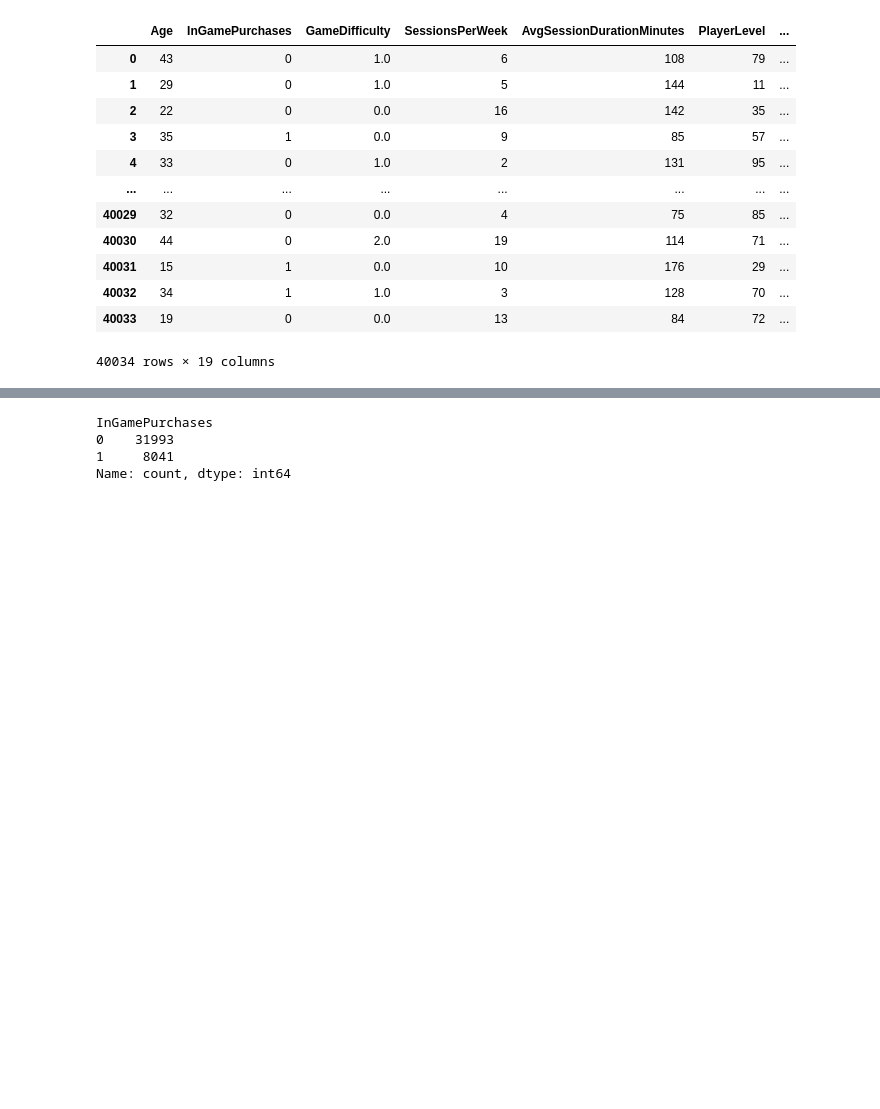
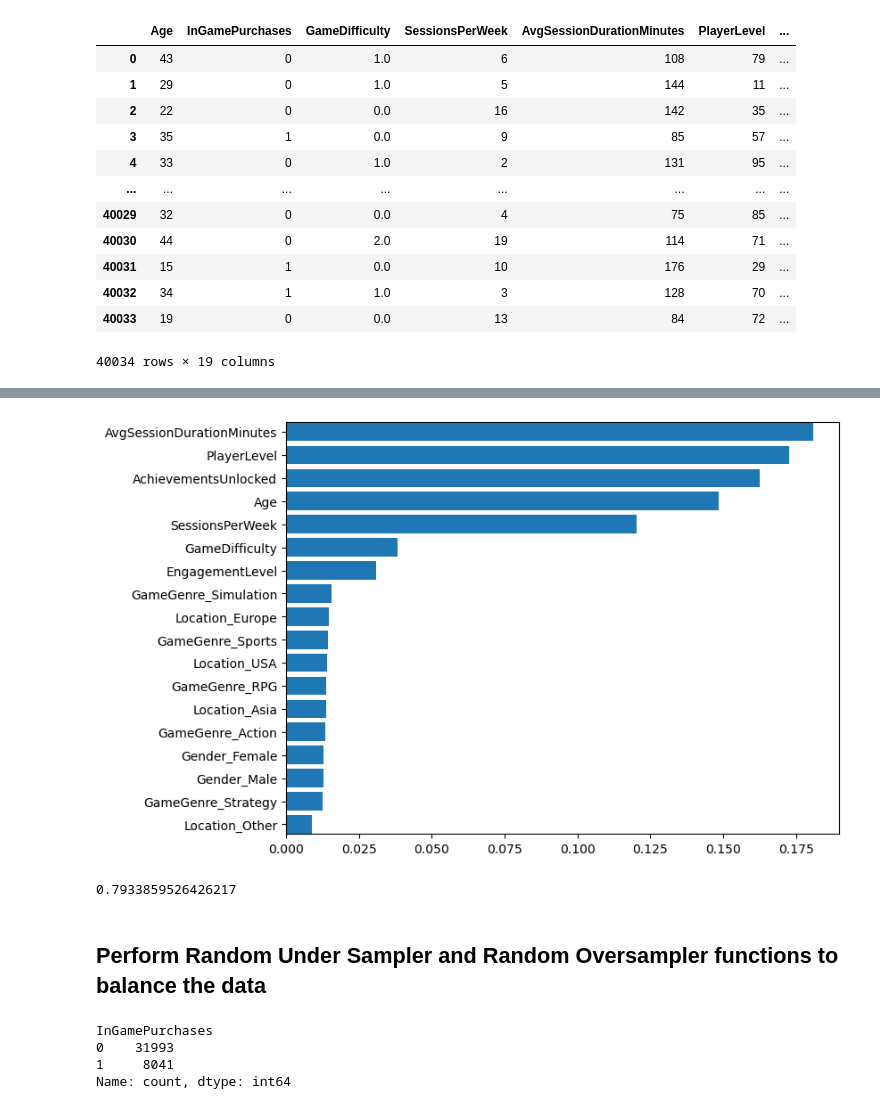
Before and after one commit to baraban7890/In-App-Purchase-Analysis, a Jupyter notebook: coding_analysis/mike_file.ipynb, the cells around one changed output, grey strips where cells are left out. Cells and saved outputs as stored; diff of their text form; code cells hidden in the pictures; blank space fills up the shorter version.

```diff
--- a/coding_analysis/mike_file.ipynb
+++ b/coding_analysis/mike_file.ipynb
@@ -88,0 +94,5 @@ gaming_df
+# %%
+### Scale the data by running Standard Scaler
+scaler = StandardScaler().fit(X_train)
+X_train_scaled = scaler.transform(X_train)
+X_train_scaled
@@ -89,8 +131,5 @@ gaming_df
 # %%
 ### START OF ML (Random Classifier model)
-# DO I NEED TO SET THE 'n_estimators' NUMBER AND PLUG IN AS A PARAMETER BELOW?
-X,y = u.split_data(gaming_df)
-X_train,X_test,y_train,y_test = train_test_split(X,y,random_state=7)
-rf = u.create_and_fit_model(RandomForestClassifier,X_train,y_train)
-u.eval_model(rf,X_test,y_test)
+rf = u.create_and_fit_model(RandomForestClassifier,X_train_scaled,y_train, num=10)
+u.eval_model(rf,X_test_scaled,y_test)
 # %% [output]
@@ -125,0 +160,4 @@ x_scaled = u.standard_scale(X)
+# %%
+# Get the feature importance array
+# The frequency in which a feature is selected over the random forest is an indication of how important it is
+feature_importances = rf.feature_importances_
@@ -125,0 +187,16 @@ x_scaled = u.standard_scale(X)
+# %%
+# Plot the feature importances
+features = sorted(zip(X.columns, feature_importances), key = lambda x: x[1])
+cols = [f[0] for f in features]
+width = [f[1] for f in features]
+
+fig, ax = plt.subplots()
+
+fig.set_size_inches(8,6)
+plt.margins(y=0.001)
+
+ax.barh(y=cols, width=width)
+
+plt.show()
+# %% [output]
+[figure, added]
@@ -126,3 +206,13 @@ x_scaled = u.standard_scale(X)
+# %%
+# Calculate the accuracy score
+# Note that running this function provides the same result as running the model scores above
+from sklearn.metrics import accuracy_score
+acc_score = accuracy_score(y_test, predictions)
+acc_score
+# %% [output]
+0.7933859526426217
+# %% [markdown]
+## Perform Random Under Sampler and Random Oversampler functions to balance the data
 # %%
 # Check the balance of the labels variable (`y`) by using the `value_counts` function.
 y.value_counts()
```
Also changed, not shown: parts of 21 cells of this notebook.
